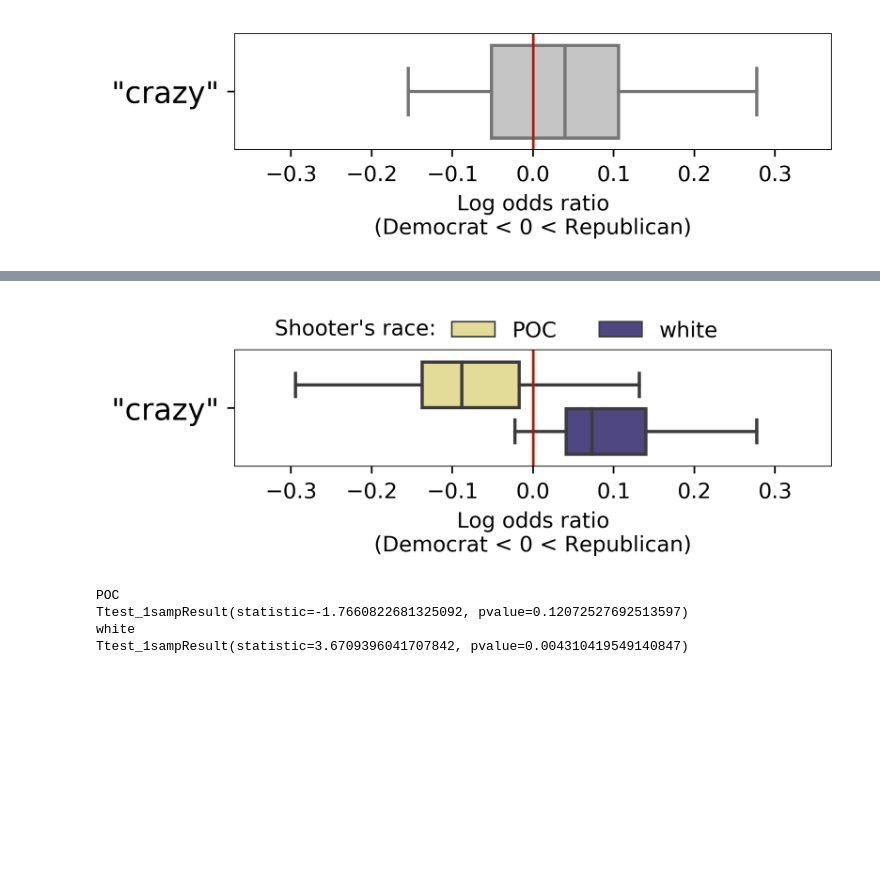
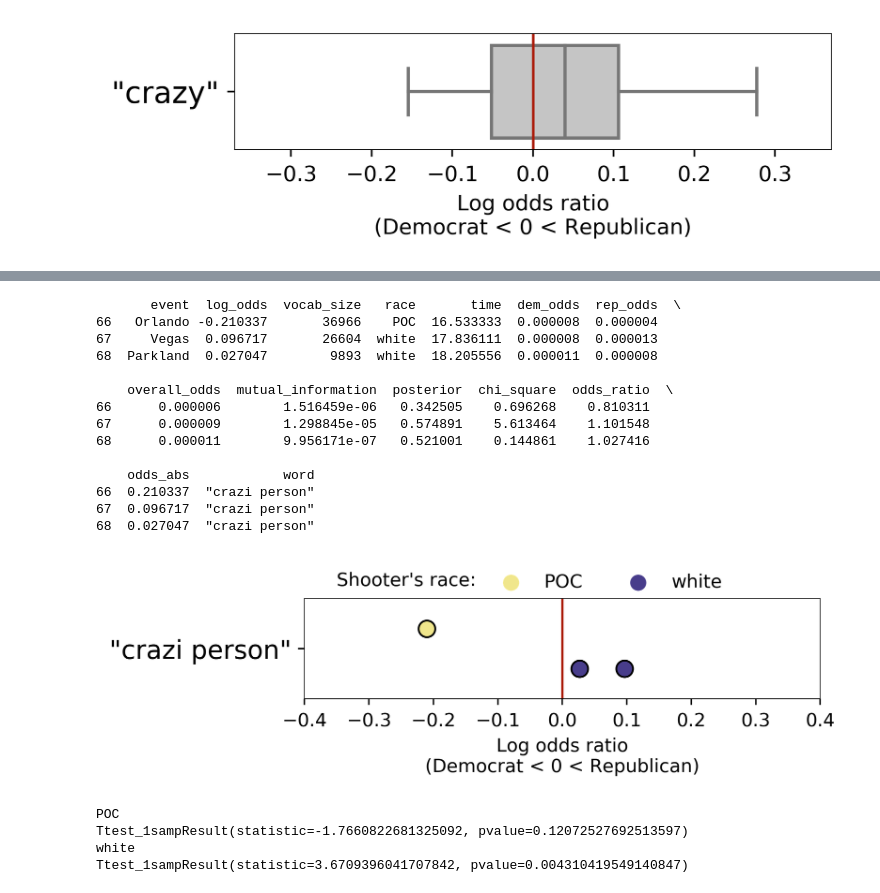
Before and after one commit to ddemszky/framing-twitter, a Jupyter notebook: 4_word_partisanship/plot word partisanship.ipynb, the cells around one changed output, grey strips where cells are left out. Cells and saved outputs as stored; diff of their text form; code cells hidden in the pictures; blank space fills up the shorter version.

```diff
--- a/4_word_partisanship/plot word partisanship.ipynb
+++ b/4_word_partisanship/plot word partisanship.ipynb
@@ -39,9 +39,9 @@ def get_df(word):
         words2idx = {w: i for i, w in enumerate(vocab)}
 
         # keep words / phrases if they occur at least ten times
-        vocab_log_odds = {w: log_odds[3,i] for i, w in enumerate(vocab) if log_odds[0,i]>10}
+        vocab_log_odds = {w: log_odds[3,i] for i, w in enumerate(vocab) if log_odds[0,i]}
         if word not in vocab_log_odds:
-            print('missing:', name)
+            #print('missing:', name)
             continue
         rep_all = log_odds[1, :].sum()
         dem_all = log_odds[2, :].sum()
@@ -71,5 +71,4 @@ def get_df(word):
     df['odds_ratio'] = np.exp(df['log_odds'])
     df['odds_abs']= np.abs(df['log_odds'])
     df.index = df['event']
-    print(df)
     return df
@@ -233,21 +297,42 @@ Text(0.5, 0, 'Log odds ratio\n(Democrat < 0 < Republican)')
 # %%
 f = plt.figure(dpi=400, figsize=(5,1))
-ax = sns.boxplot(data=concat[concat.word=='"crazy"'], x="log_odds",y='word', hue="race", orient="h", palette=sns.color_palette(['#F0E68C', '#483D8B']), fliersize=0)
+word = "crazi person"
+sub = concat[concat.word=='"'+word+'"']
+print(sub)
+#ax = sns.boxplot(data=concat[concat.word=='"'+word+'"'], x="log_odds",y='word', hue="race", orient="h",palette=sns.color_palette(['#F0E68C', '#483D8B']), fliersize=2)
+ax = sns.stripplot(data=sub, x="log_odds",y='word', hue="race", split=True, orient="h", edgecolor='black', size=9, jitter=False, palette=sns.color_palette(['#F0E68C', '#483D8B']), linewidth=1)
+#ax = sns.stripplot(data=concat[concat.word=='"'+word+'"'], x="log_odds",y='word', orient="h", edgecolor='black', size=9, jitter=False, color='grey', linewidth=1)
+
 plt.axvline(x=0, color='#AB1C0B', linewidth=1.2)
 plt.axhline(y=0.5, color='black', linewidth=.4)
-plt.xlim(-.37, .37)
+xlim_1 = -.4
+plt.xlim(xlim_1, .4)
 ax.set_ylabel("")
 ax.spines['top'].set_linewidth(0.4)
 ax.spines['right'].set_linewidth(0.4)
 ax.spines['bottom'].set_linewidth(0.4)
 ax.spines['left'].set_linewidth(0.4)
 plt.yticks(fontsize=14)
 ax.set_xlabel('Log odds ratio\n(Democrat < 0 < Republican)')
-ax.text(-.32,-0.63, "Shooter's race:")
+ax.text(xlim_1 +.05,-0.63, "Shooter's race:")
 l = ax.legend(bbox_to_anchor=(.35, 1), loc=3, borderaxespad=0., ncol=2, frameon=False)
 #l.set_title("Shooter's race")
 # %% [output]
+       event  log_odds  vocab_size   race       time  dem_odds  rep_odds  \
+66   Orlando -0.210337       36966    POC  16.533333  0.000008  0.000004
+67     Vegas  0.096717       26604  white  17.836111  0.000008  0.000013
+68  Parkland  0.027047        9893  white  18.205556  0.000011  0.000008
+
+    overall_odds  mutual_information  posterior  chi_square  odds_ratio  \
+66      0.000006        1.516459e-06   0.342505    0.696268    0.810311
+67      0.000009        1.298845e-05   0.574891    5.613464    1.101548
+68      0.000011        9.956171e-07   0.521001    0.144861    1.027416
+
+    odds_abs            word
+66  0.210337  "crazi person"
+67  0.096717  "crazi person"
+68  0.027047  "crazi person"
-[figure, old version]
+[figure, new version]
 # %%
 f = plt.figure(dpi=400, figsize=(5,1))
 ax = sns.boxplot(data=df, x="log_odds",y='race', orient="h", palette=sns.color_palette("YlGnBu", 2))
```
Also changed, not shown: parts of 19 cells of this notebook, 11 other files.
